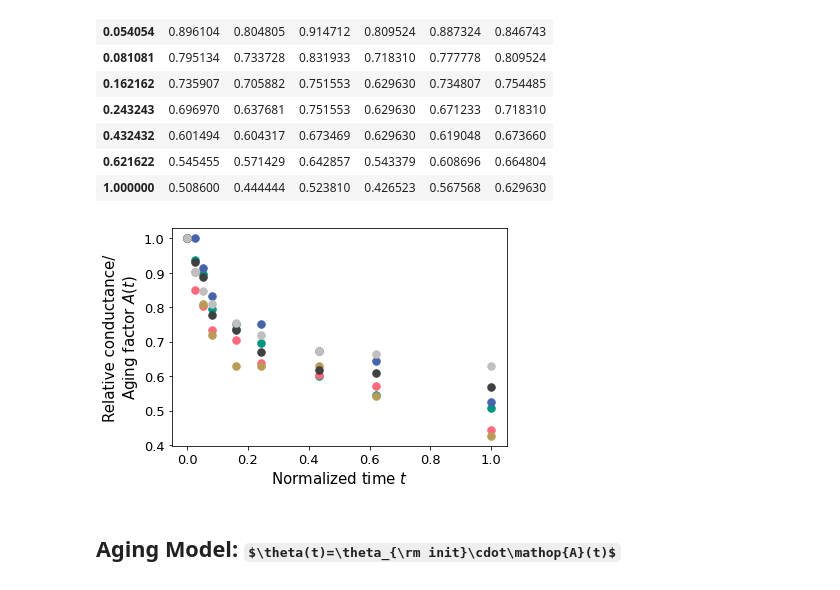
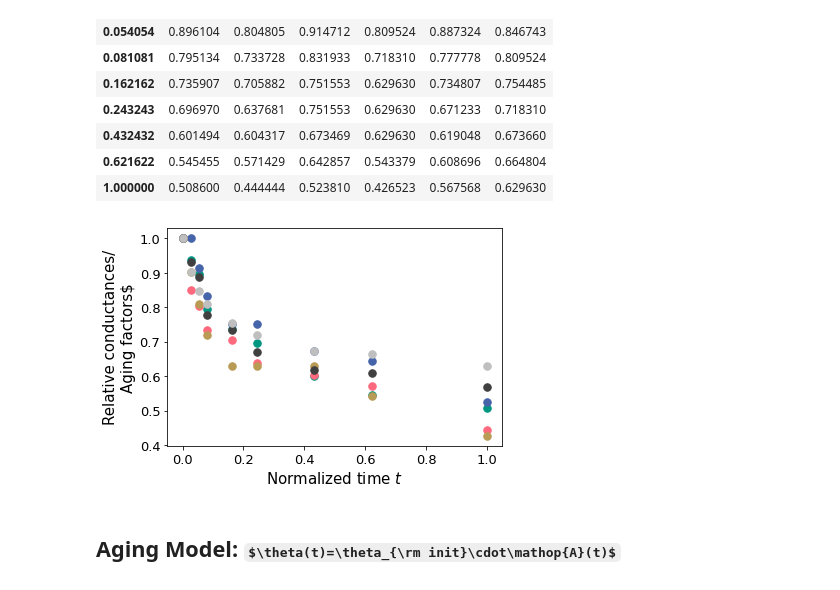
Before and after one commit to Neuromophic/Aging-aware-training, a Jupyter notebook: Aging_Model/Aging Model.ipynb, the cells around one changed output. Drawn from its saved outputs; the diff is of its cells as text; code cells hidden in the pictures; some formulas as TeX source.

Commit message:
aging figures

```diff
--- a/Aging_Model/Aging Model.ipynb
+++ b/Aging_Model/Aging Model.ipynb
@@ -84,14 +84,14 @@ data
 # %%
 for i, c in enumerate(data.columns):
     plt.plot(data.index, data[c], '.', c=FC.liste[i], ms=15)
     # plt.plot(data.index, data[c], '--', c=FC.liste[i], linewidth=1, alpha=0.3)
-plt.ylabel(f'Relative conductance/\nAging factor $A(t)$', fontsize=15);
+plt.ylabel(f'Relative conductances/\nAging factors$', fontsize=15);
 plt.xlabel('Normalized time $t$', fontsize=15);
 plt.xticks(fontsize=13)
 plt.yticks(fontsize=13)
 plt.savefig(f'./figures/normolized_conductance.pdf', format='pdf', bbox_inches='tight')
 # %% [output]
-[figure, old version]
+[figure, new version]
 # %% [markdown]
 ## Aging Model: $\theta(t)=\theta_{\rm init}\cdot\mathop{A}(t)$
 # %% [markdown]
```
Also changed, not shown: parts of 15 cells of this notebook, 12 other files.
